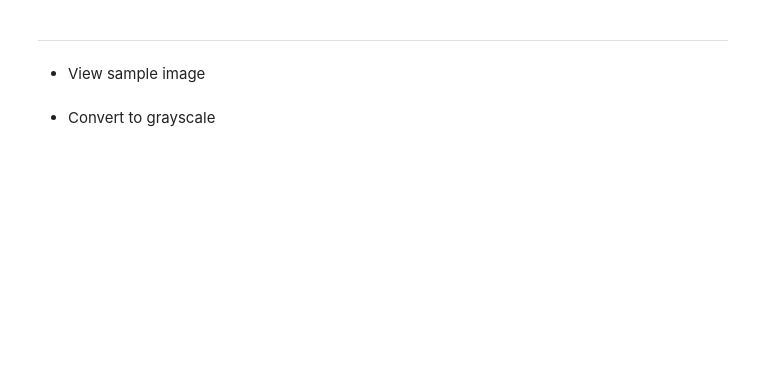
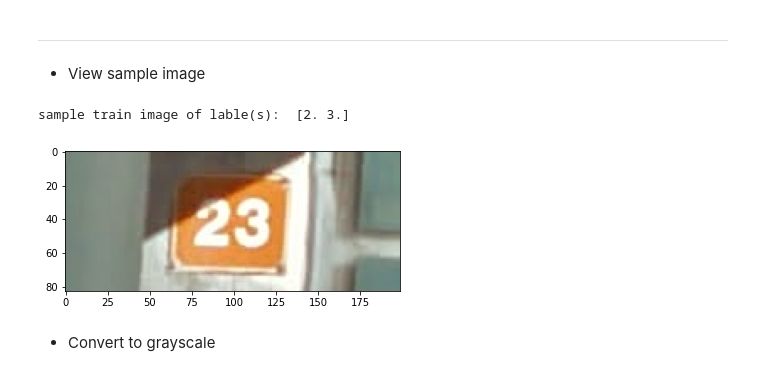
Before and after one commit to youssefg7/CSE483-Major-Task, a Jupyter notebook: trial-youssef format1only.ipynb, the cells around one changed output. Drawn from its saved outputs; the diff is of its cells as text; code cells hidden in the pictures; blank space fills up the shorter version.

Commit message:
accuracy test done

```diff
--- a/trial-youssef format1only.ipynb
+++ b/trial-youssef format1only.ipynb
@@ -78,6 +81,5 @@ def getPics(chosen_set):
     boxes = np.array(boxes)
     return images, labels, boxes
 # %%
-train_images, train_labels, train_boxes = getPics("train")
-print(train_boxes[0])
+train_images, train_labels, train_boxes = getPics("test")
 # %% [output]
@@ -85,0 +87,5 @@ There are  33402  images in train set.
+# %%
+train_images = train_images[:1000]
+train_labels = train_labels[:1000]
+train_boxes = train_boxes[:1000]
+print(train_boxes[0])
@@ -242,10 +258,13 @@ Label:  [1. 9.]
 # %% [markdown]
 - View sample image
 # %%
-i = 12
+i = 1
 print("sample train image of lable(s): ",train_labels[i] )
 plt.imshow(train_images[i])
 plt.show()
+# %% [output]
+sample train image of lable(s):  [2. 3.]
+[figure, added]
 # %% [markdown]
 - Convert to grayscale
 # %%
```
Also changed, not shown: parts of 16 cells of this notebook.
